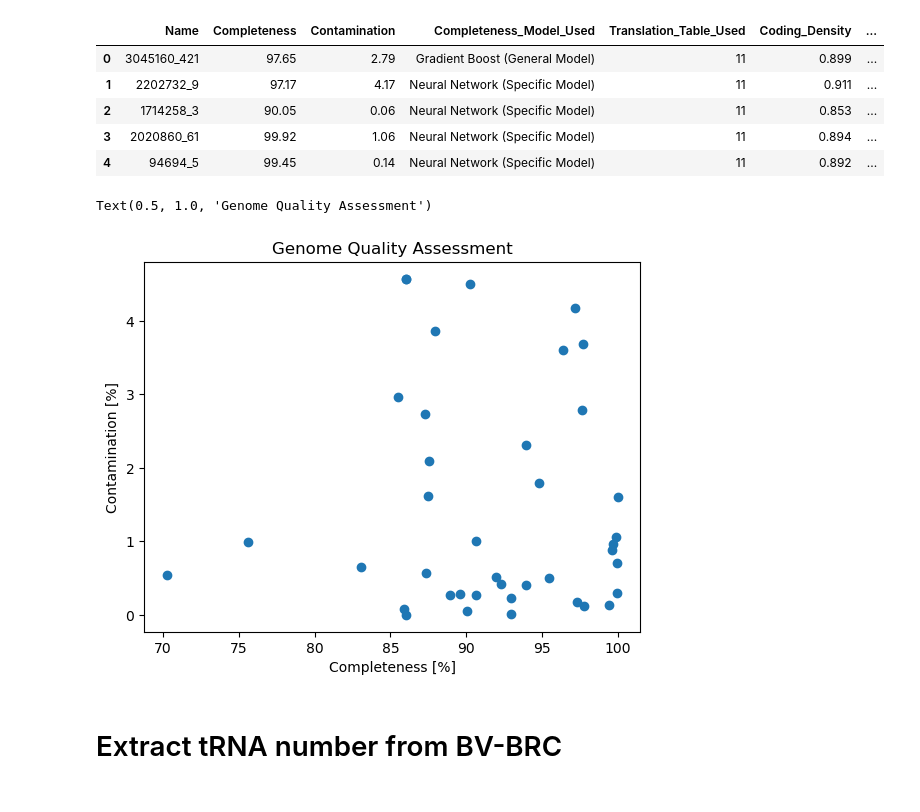
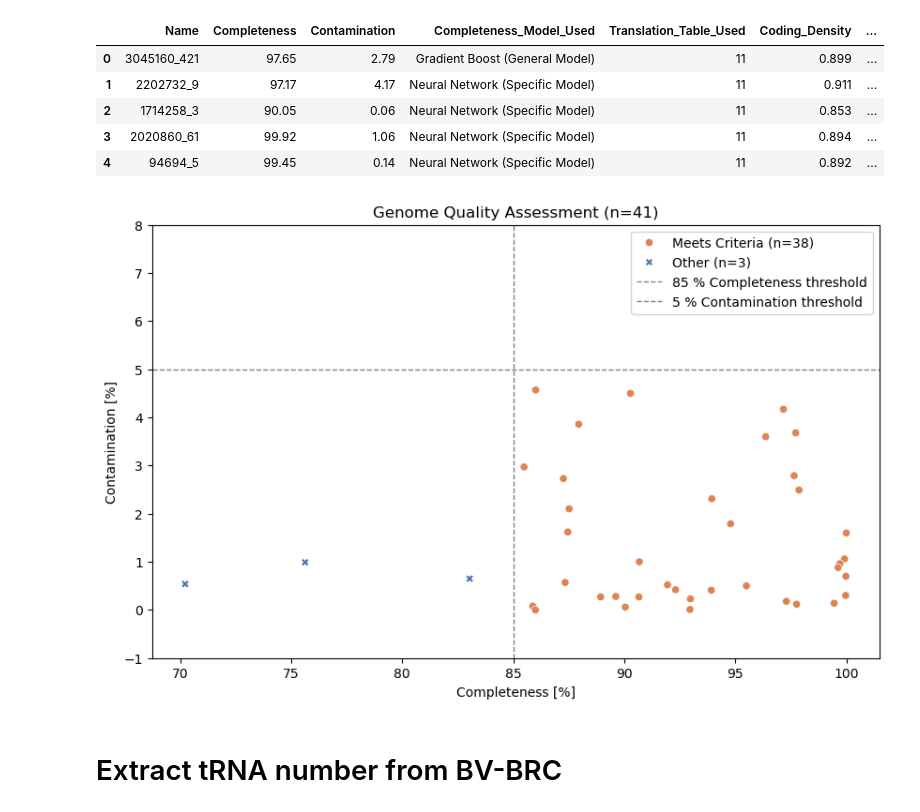
Before and after one commit to sl0wl1/rna_prot_struc_prac, a Jupyter notebook: day_1.ipynb, the cells around one changed output. Cells and saved outputs as stored; diff of their text form; code cells hidden in the pictures.

```diff
--- a/day_1.ipynb
+++ b/day_1.ipynb
@@ -11,14 +13,49 @@ df.head()
 | 2 | 1714258_3 | 90.05 | 0.06 | Neural Network (Specific Model) | 11 | 0.853 | ... |
 | 3 | 2020860_61 | 99.92 | 1.06 | Neural Network (Specific Model) | 11 | 0.894 | ... |
 | 4 | 94694_5 | 99.45 | 0.14 | Neural Network (Specific Model) | 11 | 0.892 | ... |
+# %%
+condition = (df["Contamination"] < 5) & (df["Completeness"] > 85)
+df["meets_criteria"] = condition.map({True: "Yes", False: "No"})
 # %%
-plt.scatter(x=df["Completeness"], y=df["Contamination"])
+plt.figure(figsize=(10, 6))
+len_genomes = len(df)
+len_meets_criteria_yes =  len(df[df["meets_criteria"] == "Yes"])
+len_meets_criteria_no = len_genomes - len_meets_criteria_yes
+plot = sns.scatterplot(
+    data=df,
+    x="Completeness",
+    y="Contamination",
+    hue="meets_criteria",
+    style="meets_criteria",
+    palette={"Yes": "#DD8452", "No": "#4C72B0"}
+
+)
+vline_x = 85
+hline_y = 5
+plt.axhline(y=hline_y, linestyle='--', color='gray', linewidth=1)
+plt.axvline(x=vline_x, linestyle='--', color='gray', linewidth=1)
 plt.xlabel("Completeness [%]")
 plt.ylabel("Contamination [%]")
-plt.title("Genome Quality Assessment")
+plt.ylim(-1, 8)
+
+handles, labels = plot.get_legend_handles_labels()
+vline_legend = Line2D([0], [0], color='gray', lw=1, linestyle='--', label=f'vline @ x={vline_x}')
+hline_legend = Line2D([0], [0], color='gray', lw=1, linestyle='--', label=f'hline @ y={hline_y}')
+
+handles.extend([vline_legend, hline_legend])
+labels.extend([f"Vertical line at x = {vline_x}", f"Horizontal line at y = {hline_y}"])
+
+plt.legend(
+    handles=handles,
+    labels=[f"Meets Criteria (n={len_meets_criteria_yes})", f"Other (n={len_meets_criteria_no})", f"{vline_x} % Completeness threshold", f"{hline_y} % Contamination threshold"],
+
+    loc='upper right',
+    frameon=True
+)
+plt.title(f"Genome Quality Assessment (n={len_genomes})")
+plt.show()
 # %% [output]
-Text(0.5, 1.0, 'Genome Quality Assessment')
-[figure, old version]
+[figure, new version]
 # %% [markdown]
 # Extract tRNA number from BV-BRC
 # %%
```
Also changed, not shown: parts of 9 cells of this notebook, 6 other files.
